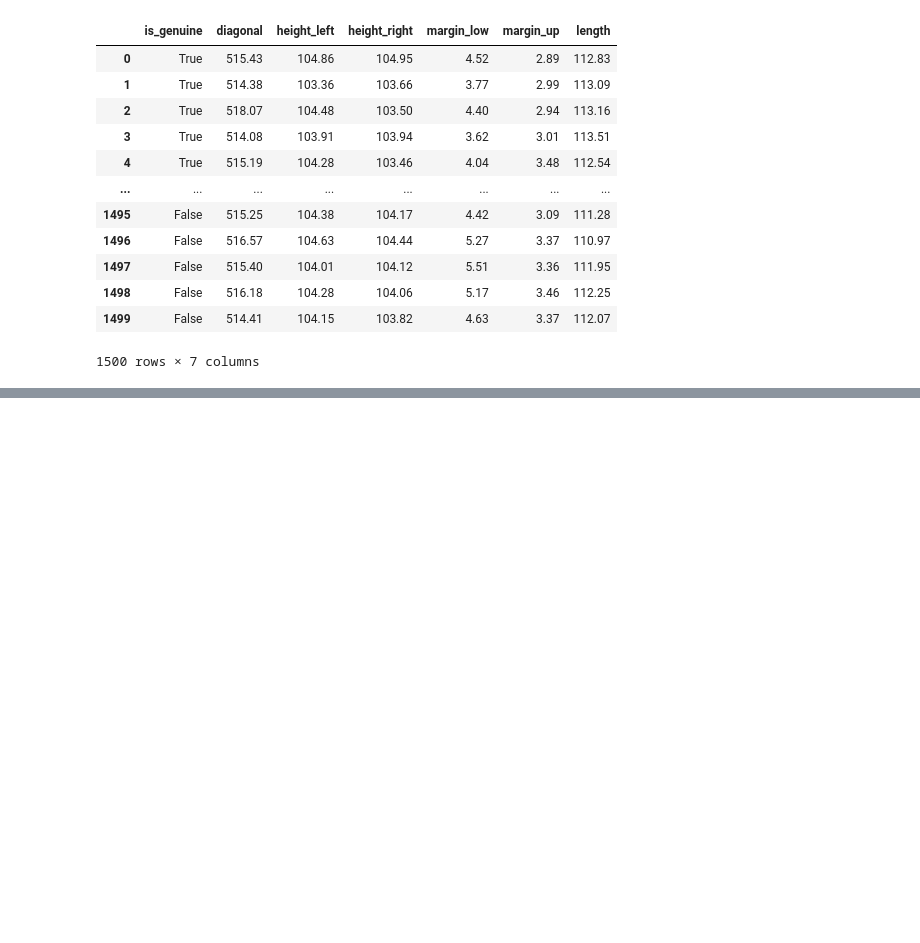
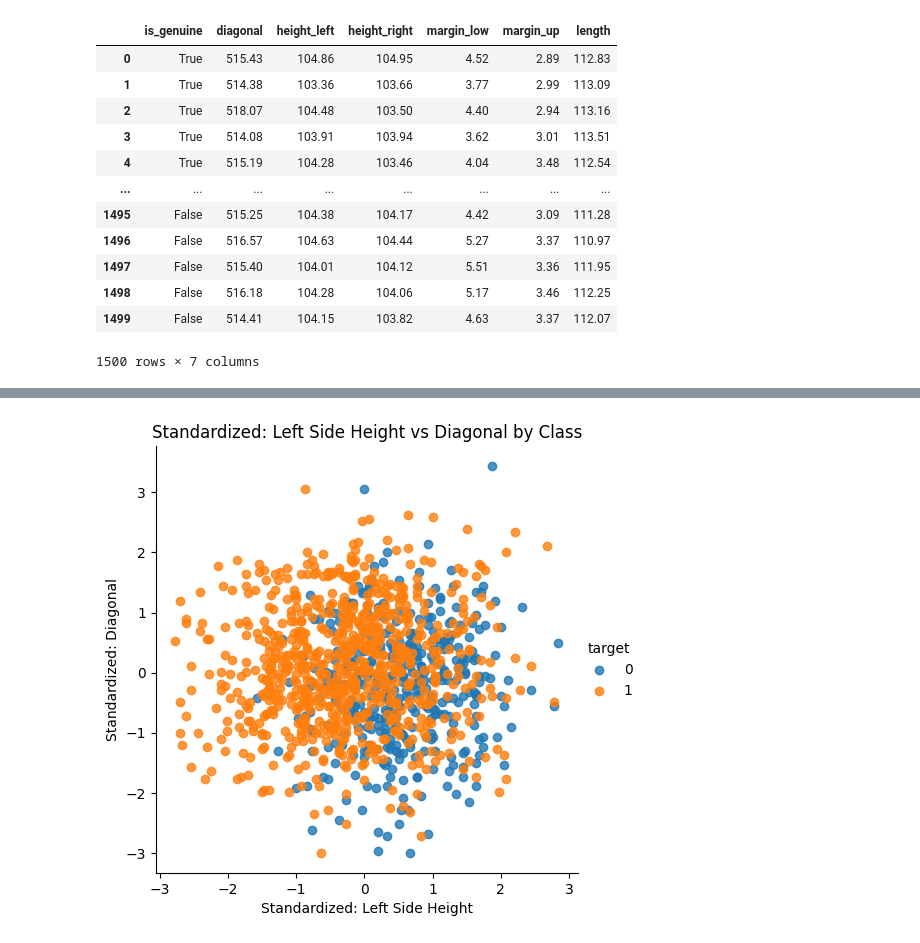
Before and after one commit to zaherarman/machine-learning, a Jupyter notebook: Banknote Authenticity Detection.ipynb, the cells around one changed output, grey strips where cells are left out. Drawn from its saved outputs; the diff is of its cells as text; code cells hidden in the pictures; blank space fills up the shorter version.

```diff
--- a/Banknote Authenticity Detection.ipynb
+++ b/Banknote Authenticity Detection.ipynb
@@ -22,0 +93,25 @@ df
+# %%
+import pandas as pd
+
+from sklearn.preprocessing import StandardScaler
+
+scaler = StandardScaler()
+
+X_train_std = scaler.fit_transform(train_df[['height_left', 'diagonal']])
+train_df_std = pd.DataFrame(X_train_std, columns=['height_left_std', 'diagonal_std'])
+train_df_std['target'] = y_train.values
+
+sns.lmplot(
+    data=train_df_std,
+    x='height_left_std',
+    y='diagonal_std',
+    hue='target',
+    fit_reg=False,
+)
+
+plt.title("Standardized: Left Side Height vs Diagonal by Class")
+plt.xlabel("Standardized: Left Side Height")
+plt.ylabel("Standardized: Diagonal")
+plt.show()
+# %% [output]
+[figure, added]
```
Also changed, not shown: parts of 31 cells of this notebook.
